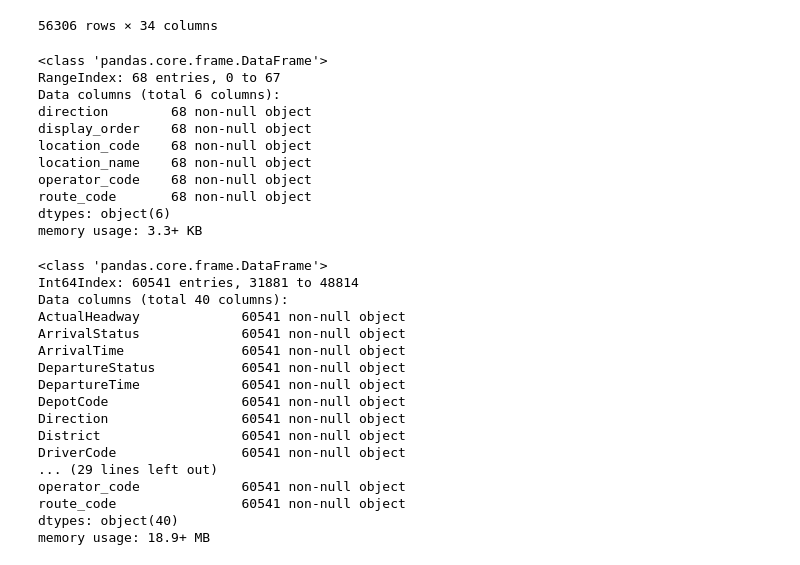
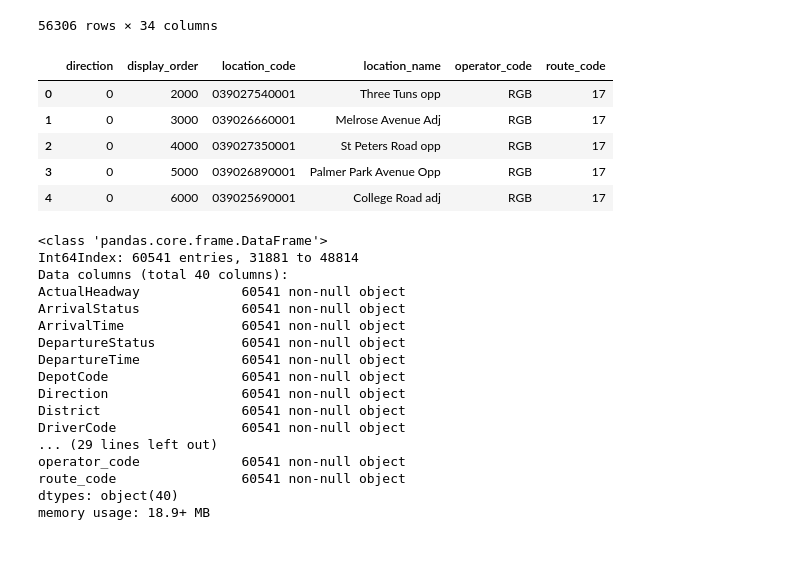
Before and after one commit to oracle-work-experience-reading-buses/data-science, a Jupyter notebook: Bus-Data.ipynb, the cells around one changed output. Cells and saved outputs as stored; diff of their text form; code cells hidden in the pictures.

```diff
--- a/Bus-Data.ipynb
+++ b/Bus-Data.ipynb
@@ -162,19 +162,14 @@ route_17_df_filter
 # %%
 route_17_stops_df = pd.DataFrame(route_17_stops)
 # %%
-route_17_stops_df.info()
+route_17_stops_df.head()
 # %% [output]
-<class 'pandas.core.frame.DataFrame'>
-RangeIndex: 68 entries, 0 to 67
-Data columns (total 6 columns):
-direction        68 non-null object
-display_order    68 non-null object
-location_code    68 non-null object
-location_name    68 non-null object
-operator_code    68 non-null object
-route_code       68 non-null object
-dtypes: object(6)
-memory usage: 3.3+ KB
+|  | direction | display_order | location_code | location_name | operator_code | route_code |
+| 0 | 0 | 2000 | 039027540001 | Three Tuns opp | RGB | 17 |
+| 1 | 0 | 3000 | 039026660001 | Melrose Avenue Adj | RGB | 17 |
+| 2 | 0 | 4000 | 039027350001 | St Peters Road opp | RGB | 17 |
+| 3 | 0 | 5000 | 039026890001 | Palmer Park Avenue Opp | RGB | 17 |
+| 4 | 0 | 6000 | 039025690001 | College Road adj | RGB | 17 |
 # %%
 route_17_merged = route_17_df.merge(route_17_stops_df, left_on='LocationCode', right_on='location_code').sort_values(['VehicleCode','ScheduledDepartureTime'])
 route_17_merged.info()
```
Also changed, not shown: parts of 40 cells of this notebook, 1 other file.
